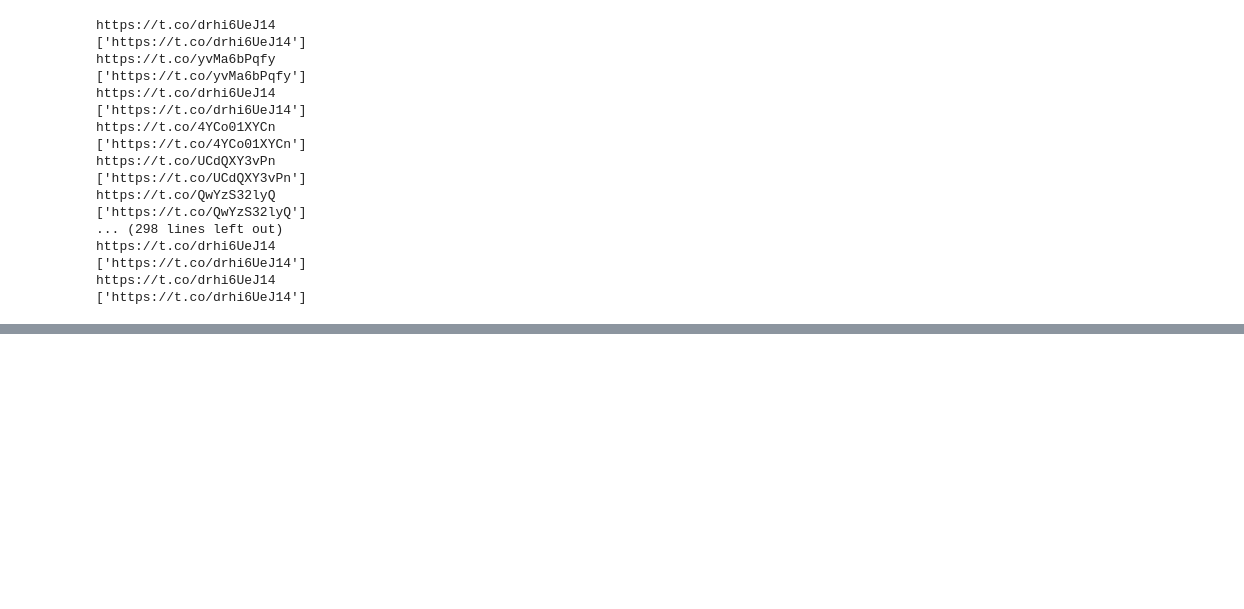
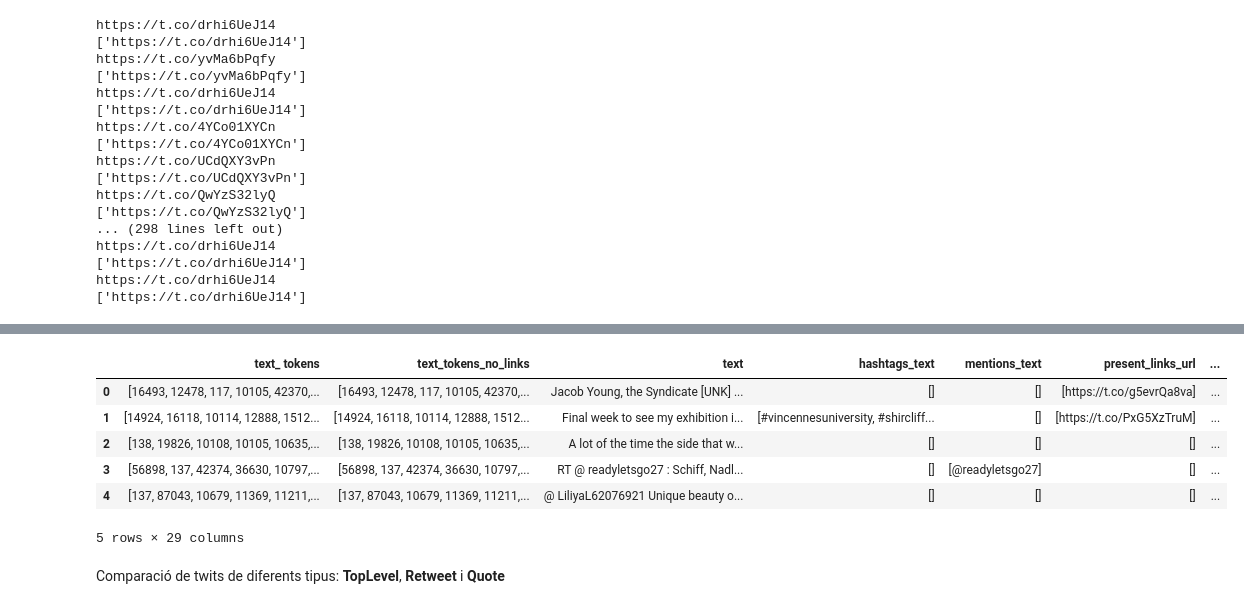
Before and after one commit to RicardFS90/Recsys_Twitter, a Jupyter notebook: Text analysis per entrega.ipynb, the cells around one changed output, grey strips where cells are left out. Drawn from its saved outputs; the diff is of its cells as text; code cells hidden in the pictures; blank space fills up the shorter version.

```diff
--- a/Text analysis per entrega.ipynb
+++ b/Text analysis per entrega.ipynb
@@ -378,0 +393,20 @@ d_eng.head()
+# %%
+#Replace the hashtags in the text
+valid_pattern = '# [a-z0-9]+'
+
+#Create a new column to store the list of links
+d_eng['hashtags_text'] = ""
+
+for index, row in d_eng.iterrows():
+    links_list = []
+    links_list = re.findall(valid_pattern, tokenizer.decode(d_eng['text_ tokens'][index]))
+    for i, s in enumerate(links_list):
+        links_list[i] = s.replace(' ','') # I use replace because s.strip() is not working
+
+    d_eng.at[index, 'hashtags_text'] = links_list
+# %%
+col = d_eng['hashtags_text']
+d_eng.drop(labels=['hashtags_text'], axis=1, inplace = True)
+d_eng.insert(3, 'hashtags_text', col)
+
+d_eng.head()
@@ -378,0 +423,28 @@ d_eng.head()
+# %%
+#Replace the hashtags in the text
+valid_pattern = '@ [a-z0-9]+'
+
+#Create a new column to store the list of links
+d_eng['mentions_text'] = ""
+
+for index, row in d_eng.iterrows():
+    links_list = []
+    links_list = re.findall(valid_pattern, tokenizer.decode(d_eng['text_ tokens'][index]))
+    for i, s in enumerate(links_list):
+        links_list[i] = s.replace(' ','') # I use replace because s.strip() is not working
+
+    d_eng.at[index, 'mentions_text'] = links_list
+# %%
+col = d_eng['mentions_text']
+d_eng.drop(labels=['mentions_text'], axis=1, inplace = True)
+d_eng.insert(4, 'mentions_text', col)
+
+d_eng.head()
+# %% [output]
+|  | text_ tokens | text_tokens_no_links | text | hashtags_text | mentions_text | present_links_url | ... |
+| 0 | [16493, 12478, 117, 10105, 42370,... | [16493, 12478, 117, 10105, 42370,... | Jacob Young, the Syndicate [UNK] ... | [] | [] | [https://t.co/g5evrQa8va] | ... |
+| 1 | [14924, 16118, 10114, 12888, 1512... | [14924, 16118, 10114, 12888, 1512... | Final week to see my exhibition i... | [#vincennesuniversity, #shircliff... | [] | [https://t.co/PxG5XzTruM] | ... |
+| 2 | [138, 19826, 10108, 10105, 10635,... | [138, 19826, 10108, 10105, 10635,... | A lot of the time the side that w... | [] | [] | [] | ... |
+| 3 | [56898, 137, 42374, 36630, 10797,... | [56898, 137, 42374, 36630, 10797,... | RT @ readyletsgo27 : Schiff, Nadl... | [] | [@readyletsgo27] | [] | ... |
+| 4 | [137, 87043, 10679, 11369, 11211,... | [137, 87043, 10679, 11369, 11211,... | @ LiliyaL62076921 Unique beauty o... | [] | [] | [] | ... |
+5 rows × 29 columns
@@ -378,0 +453,2 @@ d_eng.head()
+# %% [markdown]
+Comparació de twits de diferents tipus: **TopLevel**, **Retweet** i **Quote**
```
Also changed, not shown: parts of 18 cells of this notebook.
